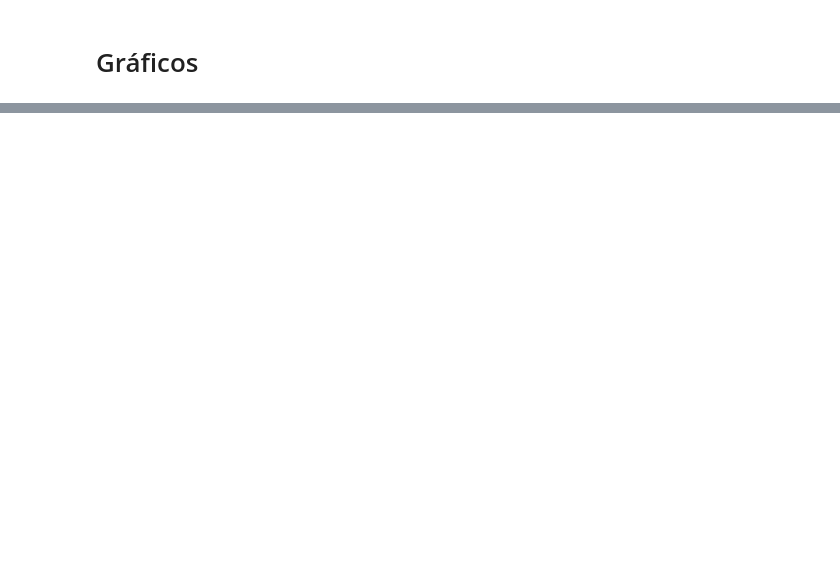
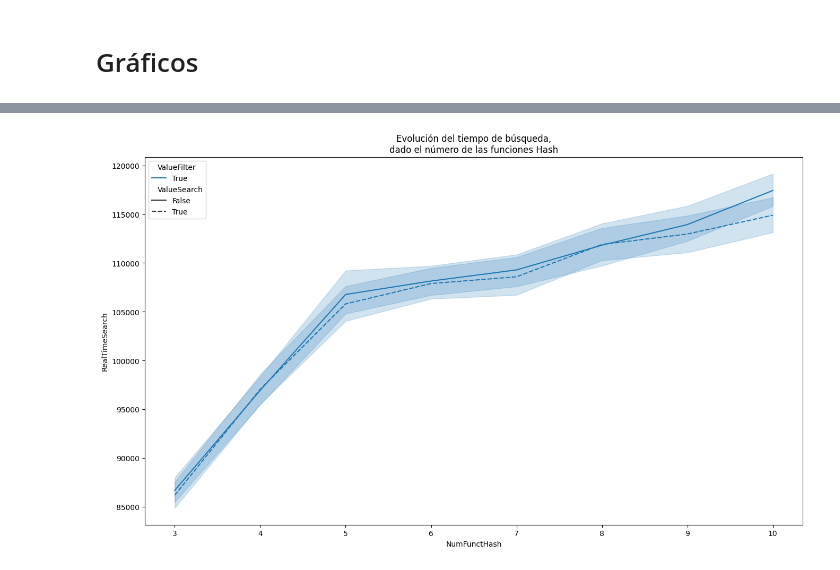
Before and after one commit to MrChurrasco/Tarea3Log, a Jupyter notebook: main.ipynb, the cells around one changed output, grey strips where cells are left out. Cells and saved outputs as stored; diff of their text form; code cells hidden in the pictures; blank space fills up the shorter version.

```diff
--- a/main.ipynb
+++ b/main.ipynb
@@ -342,2 +363,15 @@ array([  3,   4,   5,   6,   7,   8,   9,  10,  11,  12,  13,  14,  15,
+# %%
+fig, ax = plt.subplots(figsize=(16,9))
+sns.lineplot(dataset,
+             y="RealTimeSearch",
+             x="NumFunctHash",
+             hue="ValueFilter",
+             style="ValueSearch",
+             estimator="mean",
+             )
+ax.set_title("Evolución del tiempo de búsqueda,\ndado el número de las funciones Hash")
+plt.show()
+# %% [output]
+[figure, added]
 # %%
 fig, ax = plt.subplots(figsize=(16,9))
```
Also changed, not shown: parts of 28 cells of this notebook, 3 other files.
